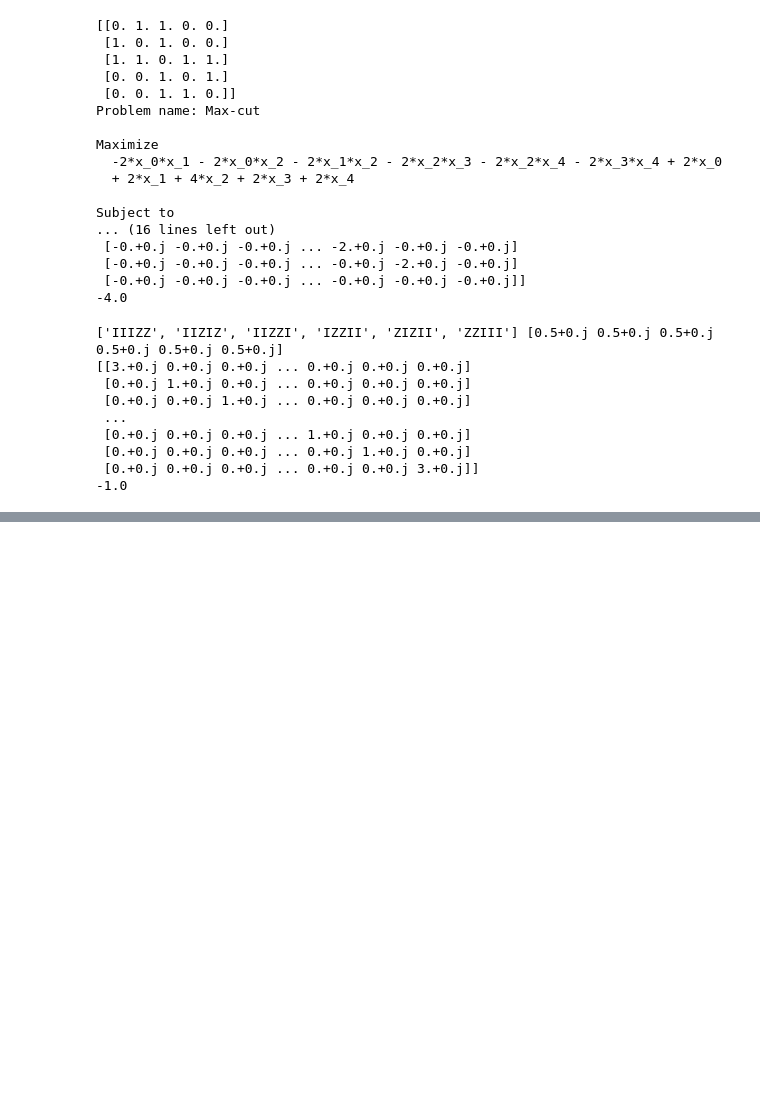
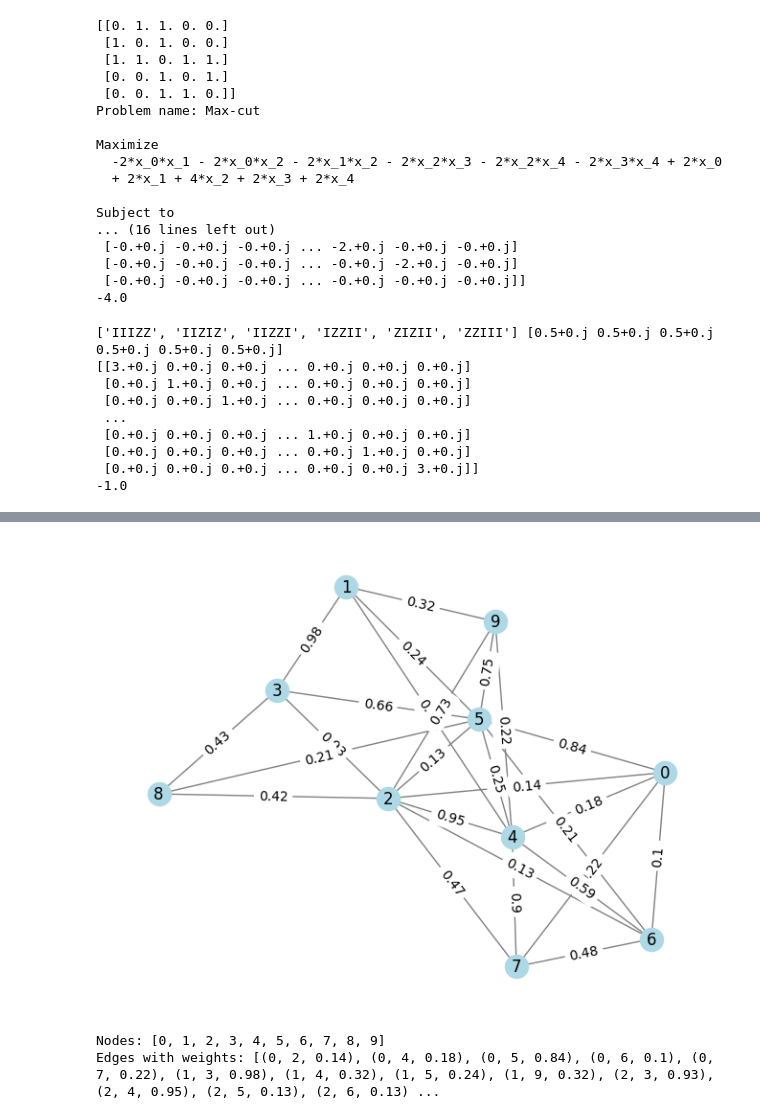
Before and after one commit to ylvasc/QRW, a Jupyter notebook: tests.ipynb, the cells around one changed output, grey strips where cells are left out. Cells and saved outputs as stored; diff of their text form; code cells hidden in the pictures; blank space fills up the shorter version.

```diff
--- a/tests.ipynb
+++ b/tests.ipynb
@@ -105,3 +111,21 @@ Edges with weights: [(0, 2, 0.14), (0, 4, 0.18), (0, 5, 0.84), (0, 6, 0.1), (0,
+# %%
+#test_graph = utils.createRandomGraph(10, 0.5)
+
+n=np.arange(0, 10, 1)
+w_e = [(0, 2, 0.14), (0, 4, 0.18), (0, 5, 0.84), (0, 6, 0.1), (0, 7, 0.22), (1, 3, 0.98), (1, 4, 0.32), (1, 5, 0.24), (1, 9, 0.32), (2, 3, 0.93), (2, 4, 0.95), (2, 5, 0.13), (2, 6, 0.13), (2, 7, 0.47), (2, 8, 0.42), (2, 9, 0.73), (3, 5, 0.66), (3, 8, 0.43), (4, 5, 0.25), (4, 6, 0.59), (4, 7, 0.9), (4, 9, 0.22), (5, 6, 0.21), (5, 8, 0.21), (5, 9, 0.75), (6, 7, 0.48)]
+test_graph = utils.createGraph(n, w_e)
+utils.visualizeGraph(test_graph)
+nodes = list(test_graph.nodes)
+
+# Get the list of edges and their weights
+edges_with_weights = [(u, v, test_graph.edges[u, v]['weight']) for u, v in test_graph.edges()]
+
+print("Nodes:", nodes)
+print("Edges with weights:", edges_with_weights)
+# %% [output]
+[figure, added]
+Nodes: [0, 1, 2, 3, 4, 5, 6, 7, 8, 9]
+Edges with weights: [(0, 2, 0.14), (0, 4, 0.18), (0, 5, 0.84), (0, 6, 0.1), (0, 7, 0.22), (1, 3, 0.98), (1, 4, 0.32), (1, 5, 0.24), (1, 9, 0.32), (2, 3, 0.93), (2, 4, 0.95), (2, 5, 0.13), (2, 6, 0.13) ...
 # %%
 test_prob=utils.encode(test_graph)
 
```
Also changed, not shown: parts of 9 cells of this notebook, 1 other file.
